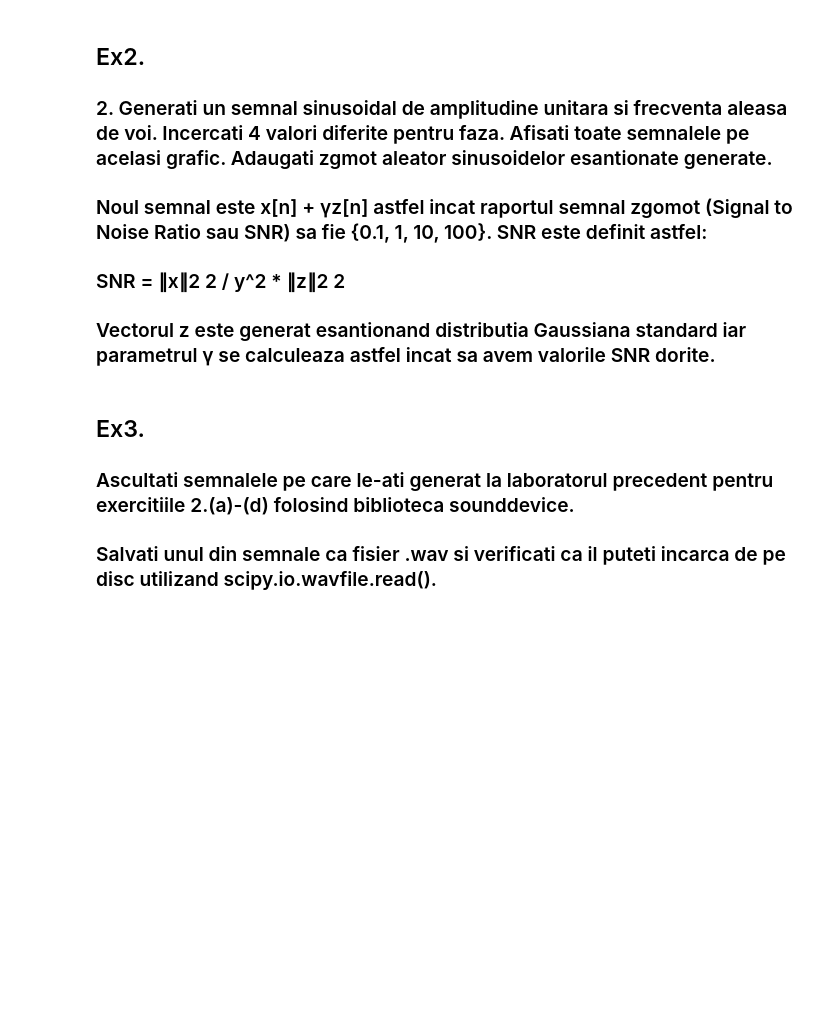
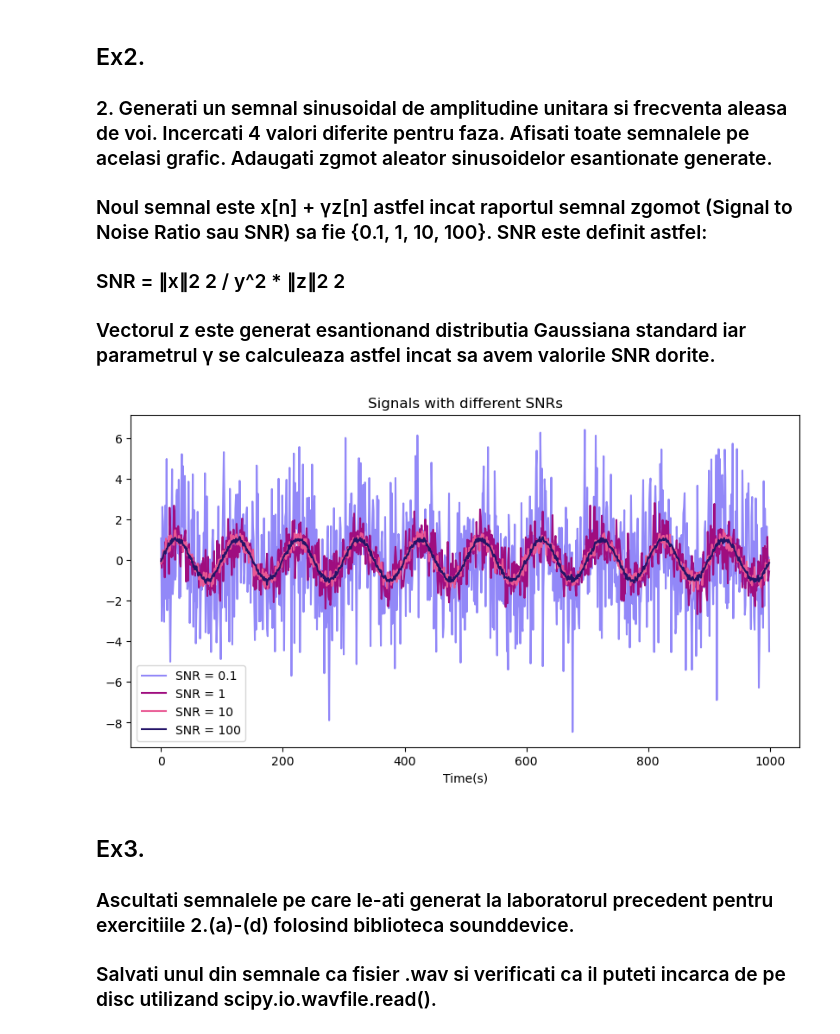
Before and after one commit to adania-miu/Prelucrarea-Semnalelor-Teme-Laborator, a Jupyter notebook: Laborator2/Lab2.ipynb, the cells around one changed output. Drawn from its saved outputs; the diff is of its cells as text; code cells hidden in the pictures; blank space fills up the shorter version.

```diff
--- a/Laborator2/Lab2.ipynb
+++ b/Laborator2/Lab2.ipynb
@@ -46,6 +46,39 @@ plt.show()
 ### Noul semnal este x[n] + γz[n] astfel incat raportul semnal zgomot (Signal to Noise Ratio sau SNR) sa fie {0.1, 1, 10, 100}. SNR este definit astfel:
 ### SNR = ∥x∥2 2 / y^2 * ∥z∥2 2
 ### Vectorul z este generat esantionand distributia Gaussiana standard iar parametrul γ se calculeaza astfel incat sa avem valorile SNR dorite.
+# %%
+fs = 1000
+time = np.arange(0, fs)
+frequency = 10
+
+phases = [0, np.pi / 4, np.pi / 2, 3 * np.pi / 4]
+# %%
+# Generate signals
+x = []
+for phase in phases:
+    x.append(np.sin(2 * np.pi * frequency * time / fs + phase))
+# %%
+# Add noise
+snrs = [0.1, 1, 10, 100]
+y = []
+
+for snr in snrs:
+    z = np.random.normal(0, 1, len(time))
+    gamma = np.sqrt(np.linalg.norm(x[0])**2 / (snr * np.linalg.norm(z)**2))
+    y.append(x[0] + gamma * z)
+# %%
+# Plot signals
+colors = ['#9288F8','#9F0D7F', '#E95793',   '#241468']
+plt.figure(figsize=(10, 5))
+for i, snr in enumerate(snrs):
+    plt.plot(time, y[i], label=f'SNR = {snr}', color=colors[i])
+
+plt.legend()
+plt.xlabel('Time(s)')
+plt.title('Signals with different SNRs')
+plt.show()
+# %% [output]
+[figure, added]
 # %% [markdown]
 ## Ex3.
 ### Ascultati semnalele pe care le-ati generat la laboratorul precedent pentru exercitiile 2.(a)-(d) folosind biblioteca sounddevice.
```
Also changed, not shown: parts of 23 cells of this notebook.
